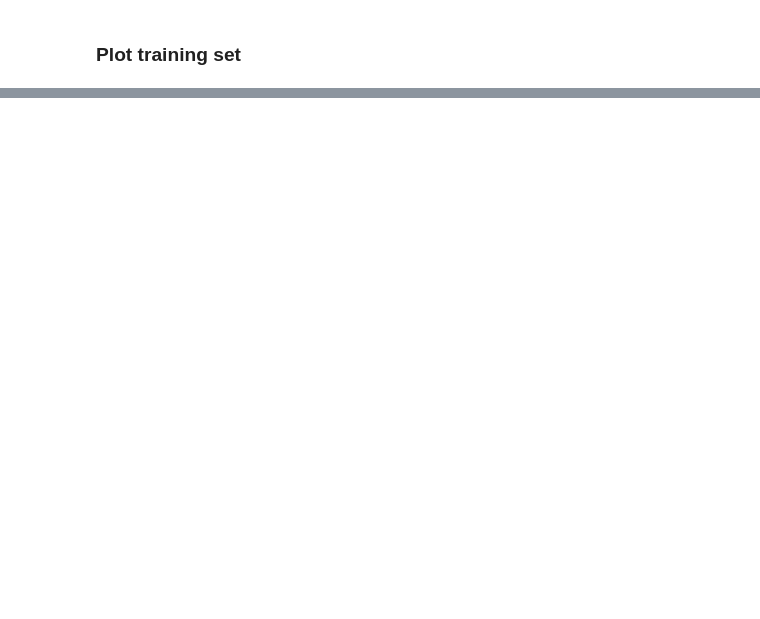
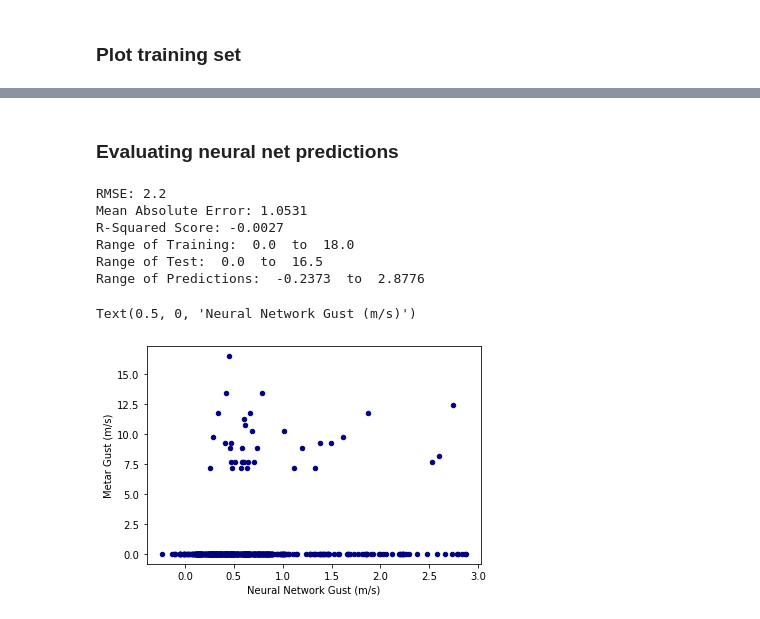
Before and after one commit to jesseturner/Wind-Gust-Predictions, a Jupyter notebook: NN_trained_hrrr.ipynb, the cells around one changed output, grey strips where cells are left out. Cells and saved outputs as stored; diff of their text form; code cells hidden in the pictures; blank space fills up the shorter version.

Commit message:
NN working properly. Bias toward very low predictions.

```diff
--- a/NN_trained_hrrr.ipynb
+++ b/NN_trained_hrrr.ipynb
@@ -88,0 +91,27 @@ plt.show()
+# %% [markdown]
+### Evaluating neural net predictions
+# %%
+print('RMSE:', np.sqrt(
+    metrics.mean_squared_error(y_test, y_predict_mlp)).round(4))
+print('Mean Absolute Error:',
+    metrics.mean_absolute_error(y_test, y_predict_mlp).round(4))
+print('R-Squared Score:',
+    metrics.r2_score(y_test, y_predict_mlp).round(4))
+
+print('Range of Training: ', np.min(y_train), ' to ', np.max(y_train))
+print('Range of Test: ', np.min(y_test), ' to ', np.max(y_test))
+print('Range of Predictions: ', np.min(y_predict_mlp).round(4), ' to ', np.max(y_predict_mlp).round(4))
+# %% [output]
+RMSE: 2.2
+Mean Absolute Error: 1.0531
+R-Squared Score: -0.0027
+Range of Training:  0.0  to  18.0
+Range of Test:  0.0  to  16.5
+Range of Predictions:  -0.2373  to  2.8776
+# %%
+plt.scatter(y_predict_mlp, y_test, c='Navy', s=20)
+plt.ylabel("Metar Gust (m/s)", size = 10)
+plt.xlabel("Neural Network Gust (m/s)", size = 10)
+# %% [output]
+Text(0.5, 0, 'Neural Network Gust (m/s)')
+[figure, added]
```
Also changed, not shown: parts of 5 cells of this notebook, 1 other file.
